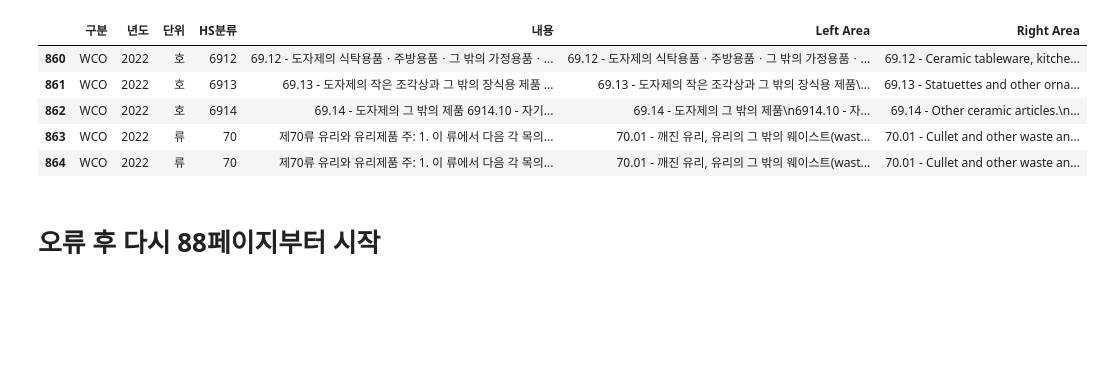
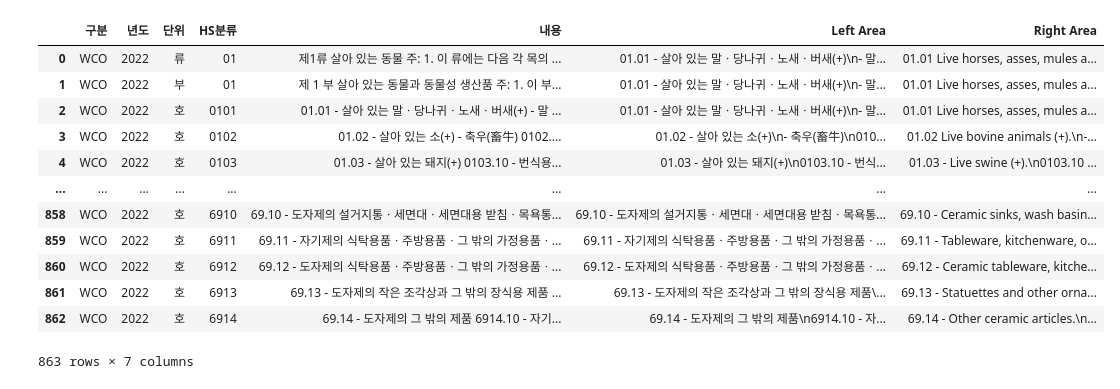
Before and after one commit to linusms/webcrawling, a Jupyter notebook: 관세품목 크롤링 코드_오류.ipynb, the cells around one changed output. Drawn from its saved outputs; the diff is of its cells as text; code cells hidden in the pictures; blank space fills up the shorter version.

```diff
--- a/관세품목 크롤링 코드_오류.ipynb
+++ b/관세품목 크롤링 코드_오류.ipynb
@@ -297,18 +273,0 @@ test1="제70류 유리와 유리제품 주: 1. 이 류에서 다음 각 목의
-# %%
-dtl_element = driver.find_element(By.LINK_TEXT, test1)
-dtl_element.click()
-time.sleep(1)  # Wait for the leftArea and rightArea to load
-
-# Extract text from leftArea
-left_area = driver.find_element(By.ID, 'divLft_tab4')
-left_area_text = left_area.text.strip()
-
-# Extract text from rightArea
-right_area = driver.find_element(By.ID, 'divRght_tab4')
-right_area_text = right_area.text.strip()
-
-# Go back to the main page to continue scraping
-time.sleep(1)  # Wait for the page to load
-
-# Add data to the DataFrame
-data.loc[len(data)] = cols + [left_area_text, right_area_text]
@@ -326,27 +310,16 @@ test2="70.01 - 깨진 유리, 유리의 그 밖의 웨이스트(waste)ㆍ스크
-# %%
-dtl_element = driver.find_element(By.LINK_TEXT, test2)
-dtl_element.click()
-time.sleep(1)  # Wait for the leftArea and rightArea to load
-
-# Extract text from leftArea
-left_area = driver.find_element(By.ID, 'divLft_tab4')
-left_area_text = left_area.text.strip()
-
-# Extract text from rightArea
-right_area = driver.find_element(By.ID, 'divRght_tab4')
-right_area_text = right_area.text.strip()
-
-# Go back to the main page to continue scraping
-time.sleep(1)  # Wait for the page to load
-
-# Add data to the DataFrame
-data.loc[len(data)] = cols + [left_area_text, right_area_text]
 # %%
-data.tail()
+data
 # %% [output]
 |  | 구분 | 년도 | 단위 | HS분류 | 내용 | Left Area | Right Area |
+| 0 | WCO | 2022 | 류 | 01 | 제1류 살아 있는 동물 주: 1. 이 류에는 다음 각 목의 ... | 01.01 - 살아 있는 말ㆍ당나귀ㆍ노새ㆍ버새(+)\n- 말... | 01.01 Live horses, asses, mules a... |
+| 1 | WCO | 2022 | 부 | 01 | 제 1 부 살아 있는 동물과 동물성 생산품 주: 1. 이 부... | 01.01 - 살아 있는 말ㆍ당나귀ㆍ노새ㆍ버새(+)\n- 말... | 01.01 Live horses, asses, mules a... |
+| 2 | WCO | 2022 | 호 | 0101 | 01.01 - 살아 있는 말ㆍ당나귀ㆍ노새ㆍ버새(+) - 말 ... | 01.01 - 살아 있는 말ㆍ당나귀ㆍ노새ㆍ버새(+)\n- 말... | 01.01 Live horses, asses, mules a... |
+| 3 | WCO | 2022 | 호 | 0102 | 01.02 - 살아 있는 소(+) - 축우(畜牛) 0102.... | 01.02 - 살아 있는 소(+)\n- 축우(畜牛)\n010... | 01.02 Live bovine animals (+).\n-... |
+| 4 | WCO | 2022 | 호 | 0103 | 01.03 - 살아 있는 돼지(+) 0103.10 - 번식용... | 01.03 - 살아 있는 돼지(+)\n0103.10 - 번식... | 01.03 - Live swine (+).\n0103.10 ... |
+| ... | ... | ... | ... | ... | ... | ... | ... |
+| 858 | WCO | 2022 | 호 | 6910 | 69.10 - 도자제의 설거지통ㆍ세면대ㆍ세면대용 받침ㆍ목욕통... | 69.10 - 도자제의 설거지통ㆍ세면대ㆍ세면대용 받침ㆍ목욕통... | 69.10 - Ceramic sinks, wash basin... |
+| 859 | WCO | 2022 | 호 | 6911 | 69.11 - 자기제의 식탁용품ㆍ주방용품ㆍ그 밖의 가정용품ㆍ... | 69.11 - 자기제의 식탁용품ㆍ주방용품ㆍ그 밖의 가정용품ㆍ... | 69.11 - Tableware, kitchenware, o... |
 | 860 | WCO | 2022 | 호 | 6912 | 69.12 - 도자제의 식탁용품ㆍ주방용품ㆍ그 밖의 가정용품ㆍ... | 69.12 - 도자제의 식탁용품ㆍ주방용품ㆍ그 밖의 가정용품ㆍ... | 69.12 - Ceramic tableware, kitche... |
 | 861 | WCO | 2022 | 호 | 6913 | 69.13 - 도자제의 작은 조각상과 그 밖의 장식용 제품 ... | 69.13 - 도자제의 작은 조각상과 그 밖의 장식용 제품\... | 69.13 - Statuettes and other orna... |
 | 862 | WCO | 2022 | 호 | 6914 | 69.14 - 도자제의 그 밖의 제품 6914.10 - 자기... | 69.14 - 도자제의 그 밖의 제품\n6914.10 - 자... | 69.14 - Other ceramic articles.\n... |
-| 863 | WCO | 2022 | 류 | 70 | 제70류 유리와 유리제품 주: 1. 이 류에서 다음 각 목의... | 70.01 - 깨진 유리, 유리의 그 밖의 웨이스트(wast... | 70.01 - Cullet and other waste an... |
-| 864 | WCO | 2022 | 류 | 70 | 제70류 유리와 유리제품 주: 1. 이 류에서 다음 각 목의... | 70.01 - 깨진 유리, 유리의 그 밖의 웨이스트(wast... | 70.01 - Cullet and other waste an... |
+863 rows × 7 columns
@@ -378,2 +325,0 @@ for row in rows[5:]:
-# %% [markdown]
-# 오류 후 다시 88페이지부터 시작
```
Also changed, not shown: parts of 25 cells of this notebook.
